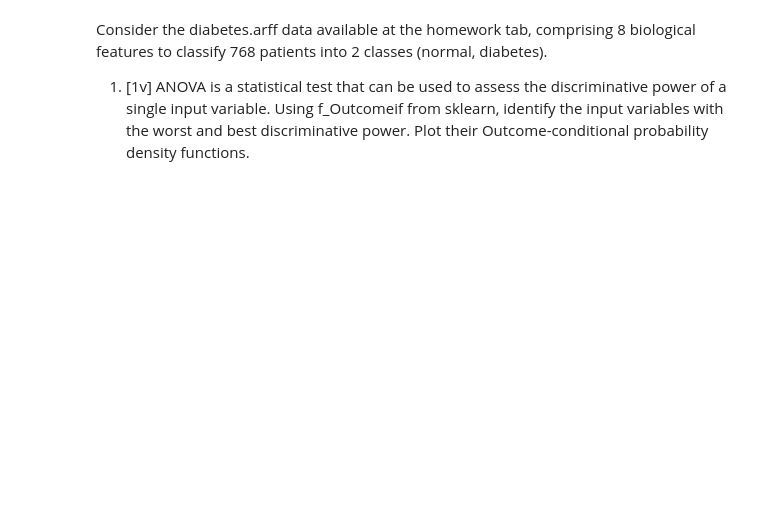
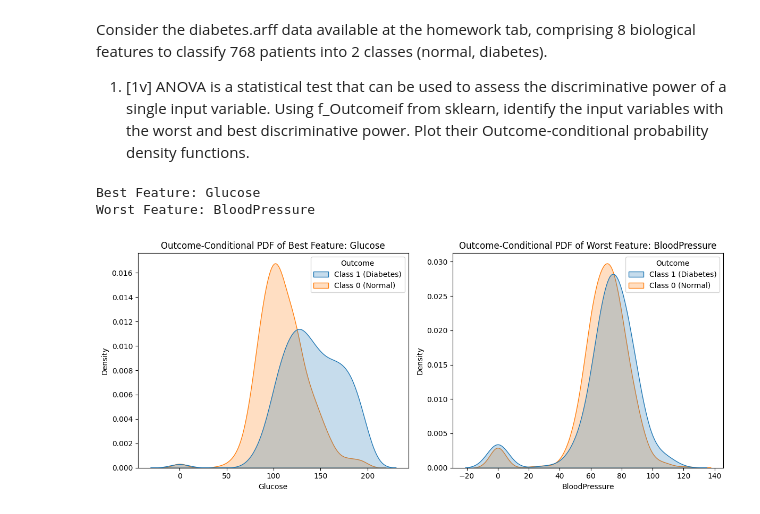
Before and after one commit to afonso215/piercings, a Jupyter notebook: bafos.ipynb, the cells around one changed output. Drawn from its saved outputs; the diff is of its cells as text; code cells hidden in the pictures; blank space fills up the shorter version.

```diff
--- a/bafos.ipynb
+++ b/bafos.ipynb
@@ -18,41 +18,49 @@ import seaborn as sns
 data, meta = arff.loadarff('diabetes.arff')
 df = pd.DataFrame(data)
 
-# Convert byte strings to regular strings in the class column
-df['Outcome'] = df['Outcome'].apply(lambda x: x.decode('utf-8'))
-
 # Separate the features and target variable
 X = df.drop('Outcome', axis=1)
 y = df['Outcome']
+
+F_values = f_classif(X, y)[0]
 
 # Perform ANOVA to assess discriminative power of each featf_classiflues = f_classif(X, y)[0]
 
 best_feature = df.columns[F_values.argmax()]
 worst_feature = df.columns[F_values.argmin()]
 
 print(f"Best Feature: {best_feature}")
 print(f"Worst Feature: {worst_feature}")
 
+outcome_mapping = {'0': 'Class 0 (Normal)', '1': 'Class 1 (Diabetes)'}
+df['Outcome'] = df['Outcome'].astype(str).map(outcome_mapping)  # Convert to string and map to new labels
+
+
 # Plot class-conditional probability density functions for best and worst features
-plt.figure(figsize=(10, 5))
+plt.figure(figsize=(12, 5))
 
 # Plot for the best feature
 plt.subplot(1, 2, 1)
 sns.kdeplot(data=df, x=best_feature, hue='Outcome', common_norm=False, fill=True)
 plt.title(f'Outcome-Conditional PDF of Best Feature: {best_feature}')
 plt.xlabel(best_feature)
 plt.ylabel('Density')
 
+
 # Plot for the worst feature
 plt.subplot(1, 2, 2)
 sns.kdeplot(data=df, x=worst_feature, hue='Outcome', common_norm=False, fill=True)
 plt.title(f'Outcome-Conditional PDF of Worst Feature: {worst_feature}')
 plt.xlabel(worst_feature)
-plt.ylabel('Deaaaaaaa
+plt.ylabel('Density')
+
 
 plt.tight_layout()
 plt.show()
-Outcome
+# %% [output]
+Best Feature: Glucose
+Worst Feature: BloodPressure
+[figure, added]
 # %%
 import pandas as pd
 from scipy.io import arff
```
Also changed, not shown: parts of 1 cell of this notebook.
